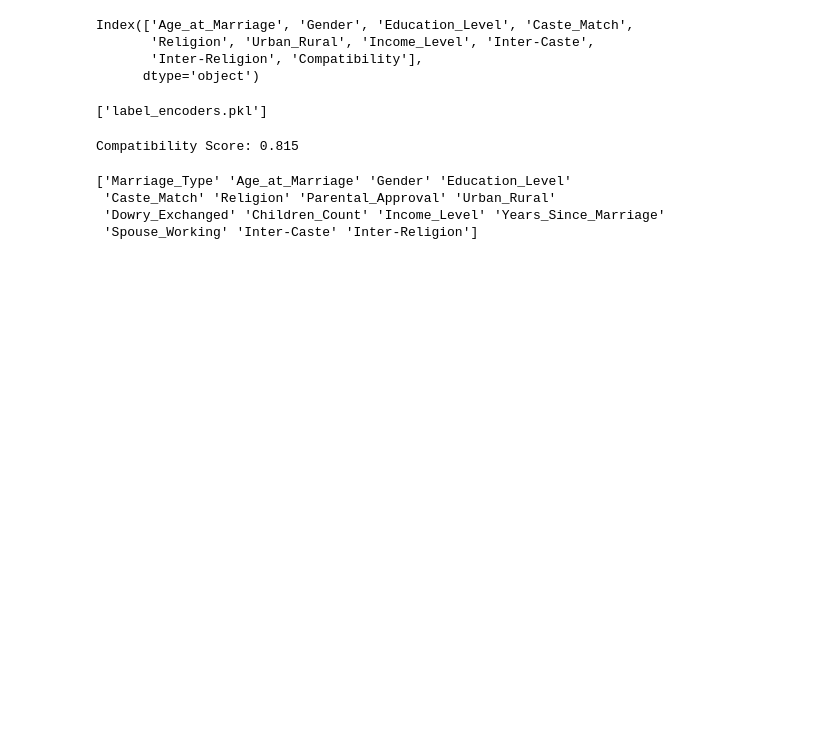
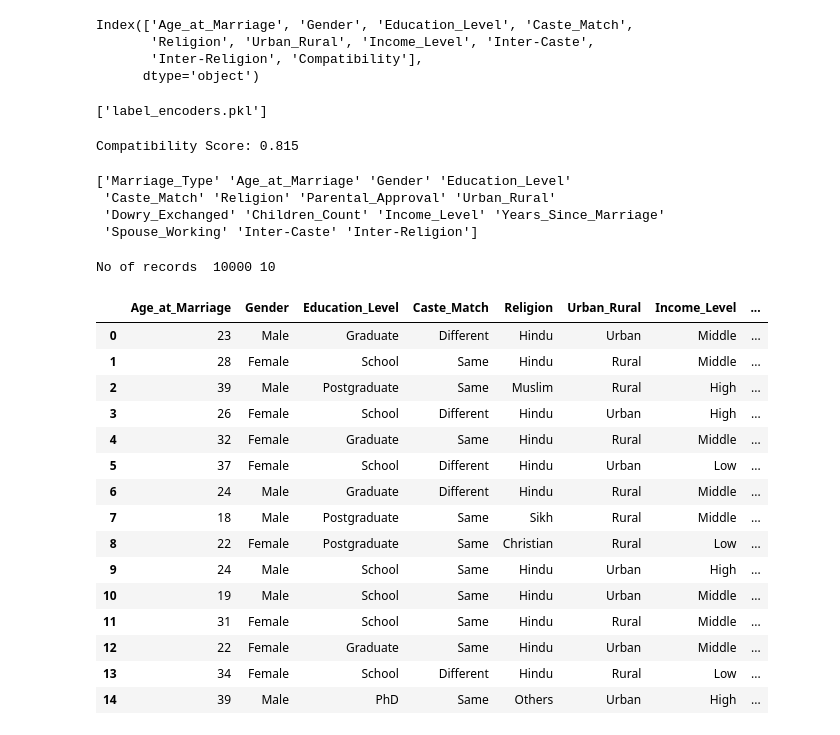
Before and after one commit to kushal-a11y/FinalYearProject, a Jupyter notebook: Matrimony_Matchmaker/notebooks/Model tarining data/Marriage(Love vs Arranged) Dataset/Marriage(Love vs Arranged) Dataset.ipynb, the cells around one changed output. Cells and saved outputs as stored; diff of their text form; code cells hidden in the pictures; blank space fills up the shorter version.

```diff
--- a/Matrimony_Matchmaker/notebooks/Model tarining data/Marriage(Love vs Arranged) Dataset/Marriage(Love vs Arranged) Dataset.ipynb
+++ b/Matrimony_Matchmaker/notebooks/Model tarining data/Marriage(Love vs Arranged) Dataset/Marriage(Love vs Arranged) Dataset.ipynb
@@ -225,3 +225,25 @@ print(model.feature_names_in_)
  'Caste_Match' 'Religion' 'Parental_Approval' 'Urban_Rural'
  'Dowry_Exchanged' 'Children_Count' 'Income_Level' 'Years_Since_Marriage'
  'Spouse_Working' 'Inter-Caste' 'Inter-Religion']
+# %%
+print("No of records ", df.shape[0],df.shape[1])
+df = pd.read_csv("../../../data/processed/TrainingData/marriage_data_india.csv")
+df.head(15)
+# %% [output]
+No of records  10000 10
+|  | Age_at_Marriage | Gender | Education_Level | Caste_Match | Religion | Urban_Rural | Income_Level | ... |
+| 0 | 23 | Male | Graduate | Different | Hindu | Urban | Middle | ... |
+| 1 | 28 | Female | School | Same | Hindu | Rural | Middle | ... |
+| 2 | 39 | Male | Postgraduate | Same | Muslim | Rural | High | ... |
+| 3 | 26 | Female | School | Different | Hindu | Urban | High | ... |
+| 4 | 32 | Female | Graduate | Same | Hindu | Rural | Middle | ... |
+| 5 | 37 | Female | School | Different | Hindu | Urban | Low | ... |
+| 6 | 24 | Male | Graduate | Different | Hindu | Rural | Middle | ... |
+| 7 | 18 | Male | Postgraduate | Same | Sikh | Rural | Middle | ... |
+| 8 | 22 | Female | Postgraduate | Same | Christian | Rural | Low | ... |
+| 9 | 24 | Male | School | Same | Hindu | Urban | High | ... |
+| 10 | 19 | Male | School | Same | Hindu | Urban | Middle | ... |
+| 11 | 31 | Female | School | Same | Hindu | Rural | Middle | ... |
+| 12 | 22 | Female | Graduate | Same | Hindu | Urban | Middle | ... |
+| 13 | 34 | Female | School | Different | Hindu | Rural | Low | ... |
+| 14 | 39 | Male | PhD | Same | Others | Urban | High | ... |
```
Also changed, not shown: 2 other files.
